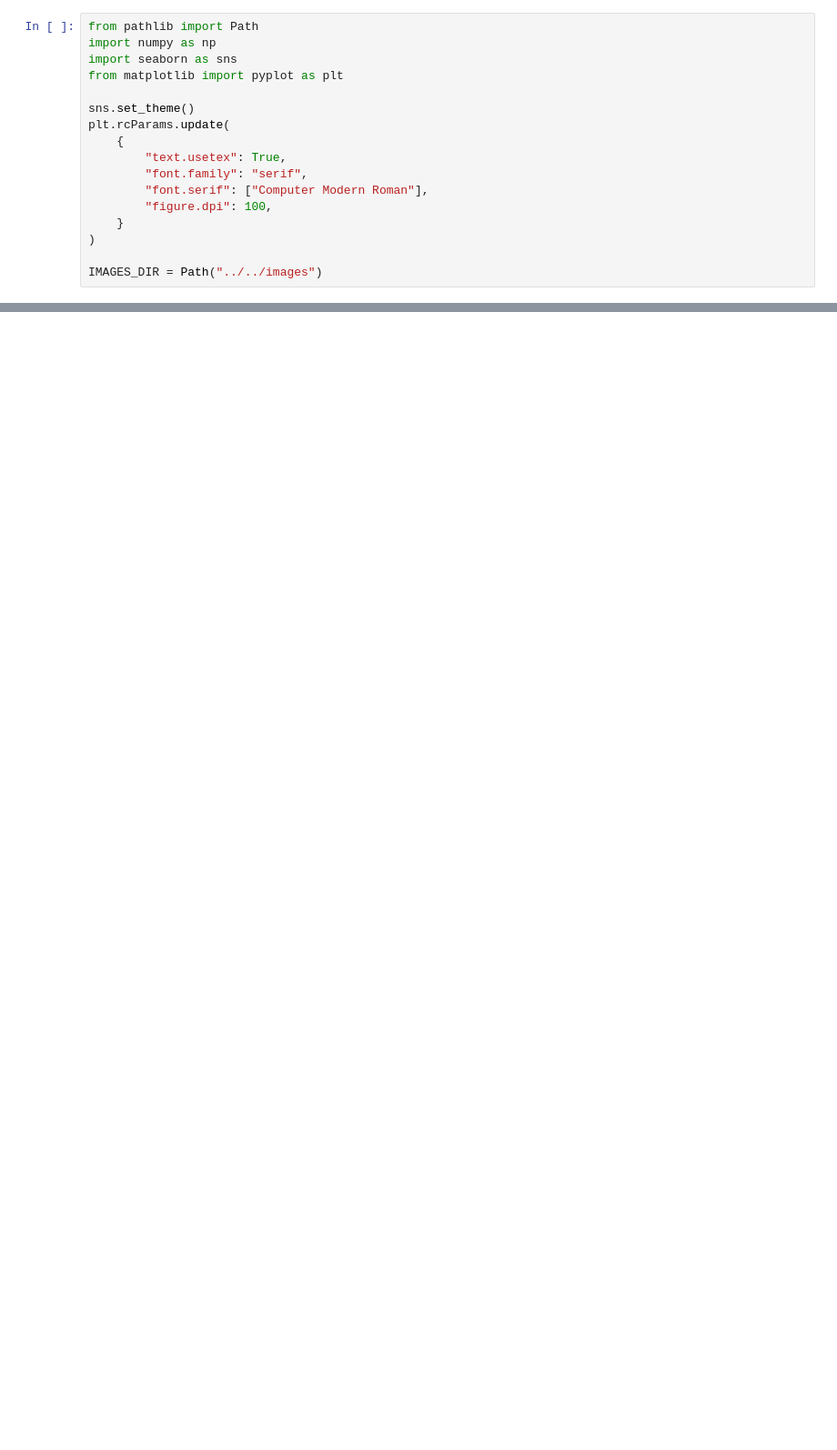
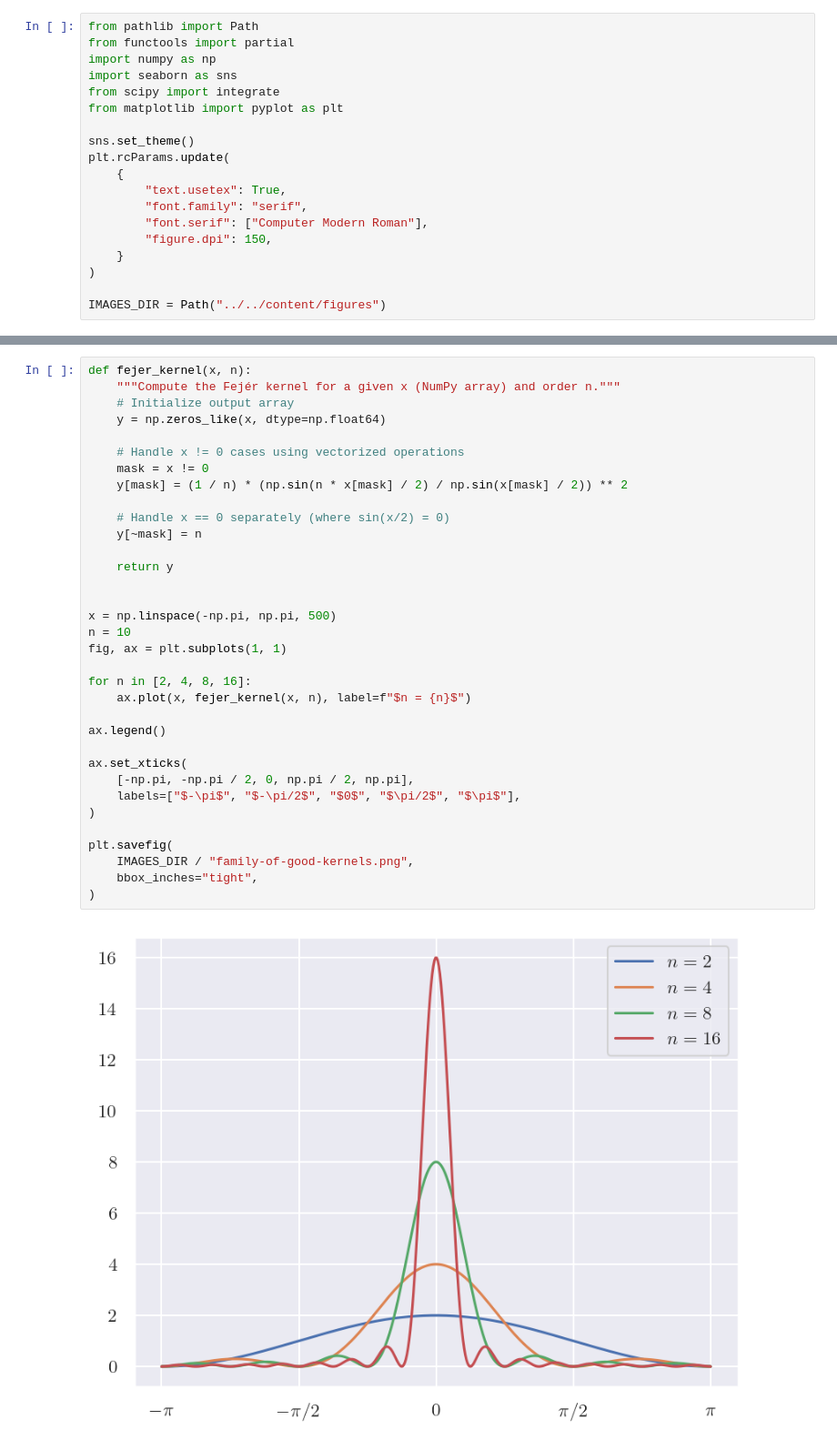
Before and after one commit to Isaac-Fate/fourier-analysis, a Jupyter notebook: fourier-analysis/notebooks/basic-properties-of-fourier-series.ipynb, the cells around one changed output, grey strips where cells are left out. Shown: that part at 91% size. Cells and saved outputs as stored; diff of their text form; blank space fills up the shorter version.

```diff
--- a/fourier-analysis/notebooks/basic-properties-of-fourier-series.ipynb
+++ b/fourier-analysis/notebooks/basic-properties-of-fourier-series.ipynb
@@ -1,7 +1,9 @@
 # %%
 from pathlib import Path
+from functools import partial
 import numpy as np
 import seaborn as sns
+from scipy import integrate
 from matplotlib import pyplot as plt
 
 sns.set_theme()
@@ -10,11 +12,11 @@ plt.rcParams.update(
         "text.usetex": True,
         "font.family": "serif",
         "font.serif": ["Computer Modern Roman"],
-        "figure.dpi": 100,
+        "figure.dpi": 150,
     }
 )
 
-IMAGES_DIR = Path("../../images")
+IMAGES_DIR = Path("../../content/figures")
 # %%
 epsilon = 0.1
 
@@ -57,0 +58,36 @@ plt.show()
+# %%
+def fejer_kernel(x, n):
+    """Compute the Fejér kernel for a given x (NumPy array) and order n."""
+    # Initialize output array
+    y = np.zeros_like(x, dtype=np.float64)
+
+    # Handle x != 0 cases using vectorized operations
+    mask = x != 0
+    y[mask] = (1 / n) * (np.sin(n * x[mask] / 2) / np.sin(x[mask] / 2)) ** 2
+
+    # Handle x == 0 separately (where sin(x/2) = 0)
+    y[~mask] = n
+
+    return y
+
+
+x = np.linspace(-np.pi, np.pi, 500)
+n = 10
+fig, ax = plt.subplots(1, 1)
+
+for n in [2, 4, 8, 16]:
+    ax.plot(x, fejer_kernel(x, n), label=f"$n = {n}$")
+
+ax.legend()
+
+ax.set_xticks(
+    [-np.pi, -np.pi / 2, 0, np.pi / 2, np.pi],
+    labels=["$-\pi$", "$-\pi/2$", "$0$", "$\pi/2$", "$\pi$"],
+)
+
+plt.savefig(
+    IMAGES_DIR / "family-of-good-kernels.png",
+    bbox_inches="tight",
+)
+# %% [output]
+[figure, added]
```
Also changed, not shown: parts of 5 cells of this notebook, 10 other files.
